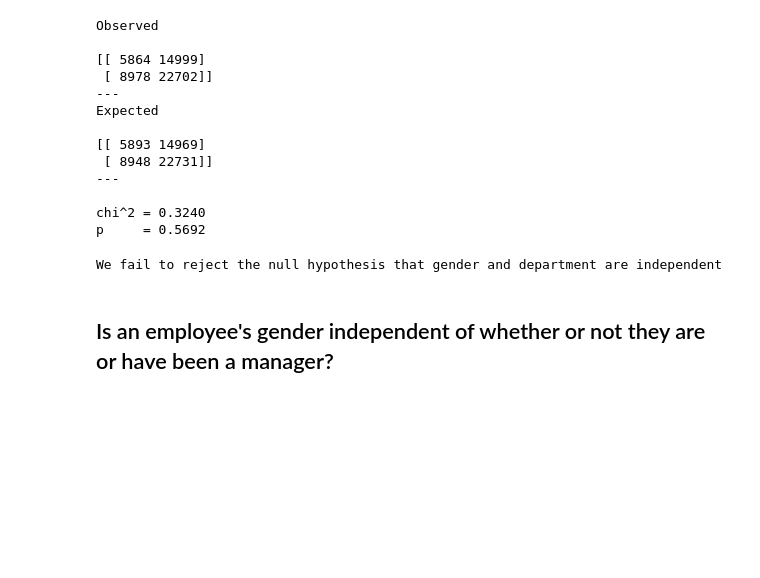
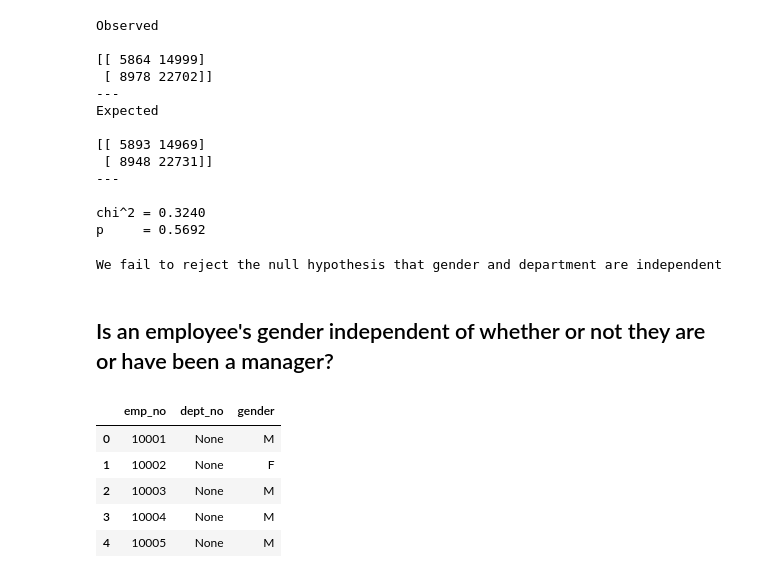
Before and after one commit to mariamnaqvi/statistics-exercises, a Jupyter notebook: hypothesis_testing.ipynb, the cells around one changed output. Saved outputs shown, nothing was run; the diff lists cells and outputs as text; code cells hidden in the pictures; blank space fills up the shorter version.

```diff
--- a/hypothesis_testing.ipynb
+++ b/hypothesis_testing.ipynb
@@ -1312,3 +1313,20 @@ else:
 We fail to reject the null hypothesis that gender and department are independent
 # %% [markdown]
 ## Is an employee's gender independent of whether or not they are or have been a manager?
+# %%
+query = '''
+SELECT e.emp_no, dm.dept_no, gender
+FROM employees e
+LEFT JOIN dept_manager dm USING (emp_no);
+'''
+
+managers = pd.read_sql(query, get_db_url('employees'))
+# %%
+managers.head()
+# %% [output]
+|  | emp_no | dept_no | gender |
+| 0 | 10001 | None | M |
+| 1 | 10002 | None | F |
+| 2 | 10003 | None | M |
+| 3 | 10004 | None | M |
+| 4 | 10005 | None | M |
```
Also changed, not shown: parts of 8 cells of this notebook.
